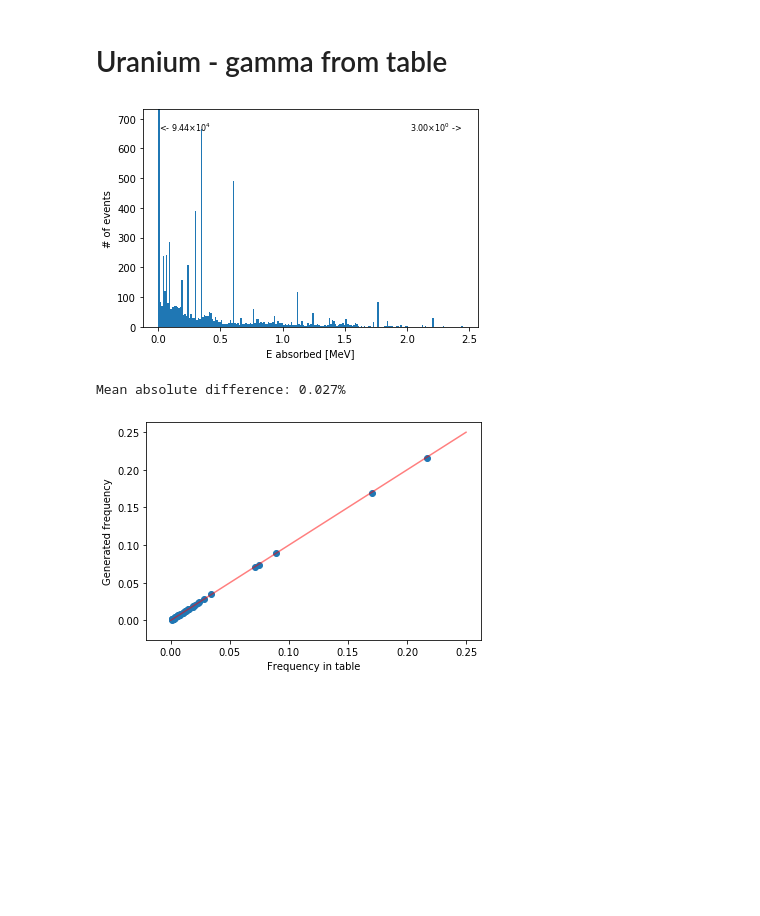
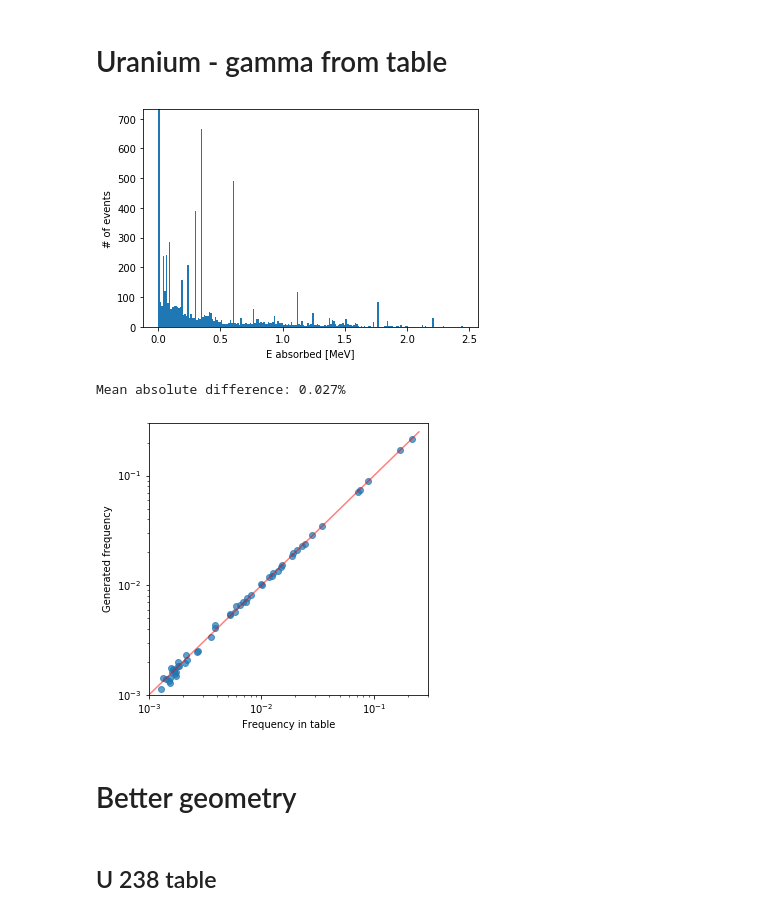
Before and after one commit to Balazzs/HPGECalorimeter, a Jupyter notebook: Analysis.ipynb, the cells around one changed output. Drawn from its saved outputs; the diff is of its cells as text; code cells hidden in the pictures; blank space fills up the shorter version.

Commit message:
run with realistic geometry and gamma energy from table

```diff
--- a/Analysis.ipynb
+++ b/Analysis.ipynb
@@ -250,24 +251,38 @@ plt.savefig("distance_vs_hits.svg")
 # %%
 data_U238_table = read_with_angle("data/uranium_table_simple_detector/")
 # %%
-SimpleHistogram(data_U238_table["Energy"])
+SimpleHistogram(data_U238_table["Energy"], do_texts=False)
+plt.savefig("figures/U_238_table_simple_geom.svg")
 # %% [output]
-[figure, old version]
+[figure, new version]
 # %%
 primary_energies = np.loadtxt("data/uranium_table_simple_detector/primary_energies.txt")
 table = np.loadtxt("build/U_238.txt")
 # %%
+plt.figure(figsize=(5,5))
+
 primary_numbers = np.unique(primary_energies, return_counts=True)[1]
 primary_freq    = primary_numbers / sum(primary_numbers)
 
-plt.scatter(table[:, 1], primary_freq)
+plt.scatter(table[:, 1], primary_freq, alpha=0.7)
 plt.plot([0, 0.25], [0, 0.25], color="red", alpha=0.5)
 
 plt.xlabel("Frequency in table")
 plt.ylabel("Generated frequency")
 
+plt.yscale("log")
+plt.xscale("log")
+plt.ylim(0.001, 0.3)
+plt.xlim(0.001, 0.3)
+
 avg_diff = sum(abs(table[:, 1] - primary_freq)) / len(table)
 print ("Mean absolute difference: %.3f%%" % (avg_diff * 100))
+
+plt.savefig("figures/U_238_table_simple_geom_frequency_check.svg")
 # %% [output]
 Mean absolute difference: 0.027%
-[figure, old version]
+[figure, new version]
+# %% [markdown]
+# Better geometry
+# %% [markdown]
+## U 238 table
```
Also changed, not shown: parts of 5 cells of this notebook, 10 other files.
